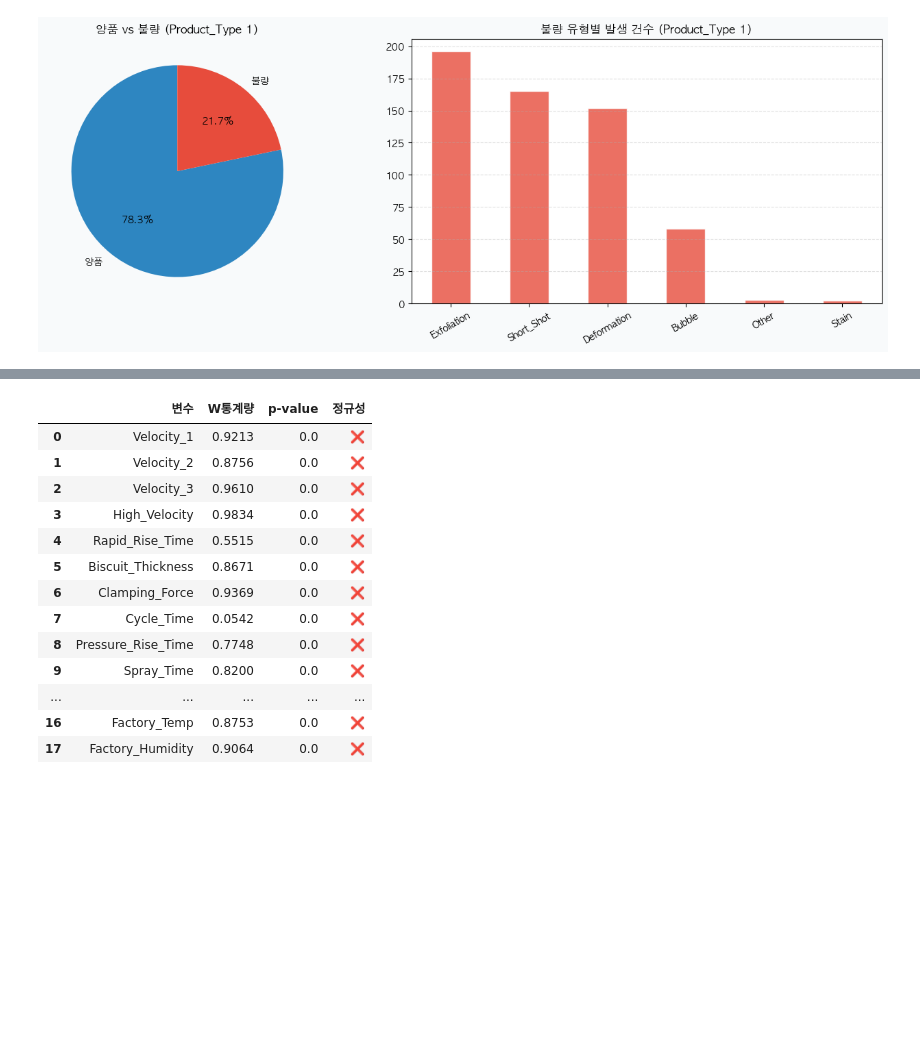
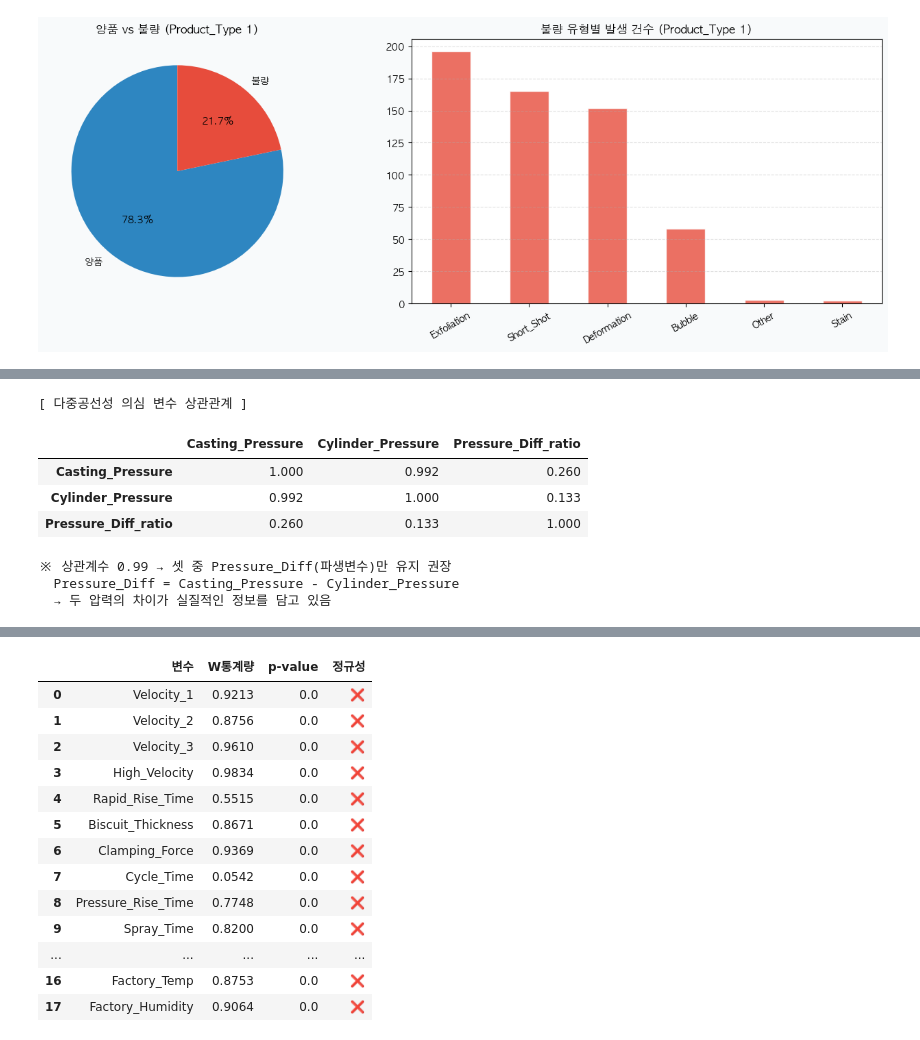
Before and after one commit to heeso0908/hotsix, a Jupyter notebook: notebooks/지소윤/통계.ipynb, the cells around one changed output, grey strips where cells are left out. Drawn from its saved outputs; the diff is of its cells as text; code cells hidden in the pictures; blank space fills up the shorter version.

```diff
--- a/notebooks/지소윤/통계.ipynb
+++ b/notebooks/지소윤/통계.ipynb
@@ -177,0 +181,17 @@ display(spearman_df)
+# %%
+high_corr_vars = ['Casting_Pressure', 'Cylinder_Pressure', 'Pressure_Diff_ratio']
+print("[ 다중공선성 의심 변수 상관관계 ]")
+display(type1_df[high_corr_vars].corr().round(3))
+print()
+print("※ 상관계수 0.99 → 셋 중 Pressure_Diff(파생변수)만 유지 권장")
+print("  Pressure_Diff = Casting_Pressure - Cylinder_Pressure")
+print("  → 두 압력의 차이가 실질적인 정보를 담고 있음")
+# %% [output]
+[ 다중공선성 의심 변수 상관관계 ]
+|  | Casting_Pressure | Cylinder_Pressure | Pressure_Diff_ratio |
+| Casting_Pressure | 1.000 | 0.992 | 0.260 |
+| Cylinder_Pressure | 0.992 | 1.000 | 0.133 |
+| Pressure_Diff_ratio | 0.260 | 0.133 | 1.000 |
+※ 상관계수 0.99 → 셋 중 Pressure_Diff(파생변수)만 유지 권장
+  Pressure_Diff = Casting_Pressure - Cylinder_Pressure
+  → 두 압력의 차이가 실질적인 정보를 담고 있음
```
Also changed, not shown: parts of 3 cells of this notebook, 5 other files.
